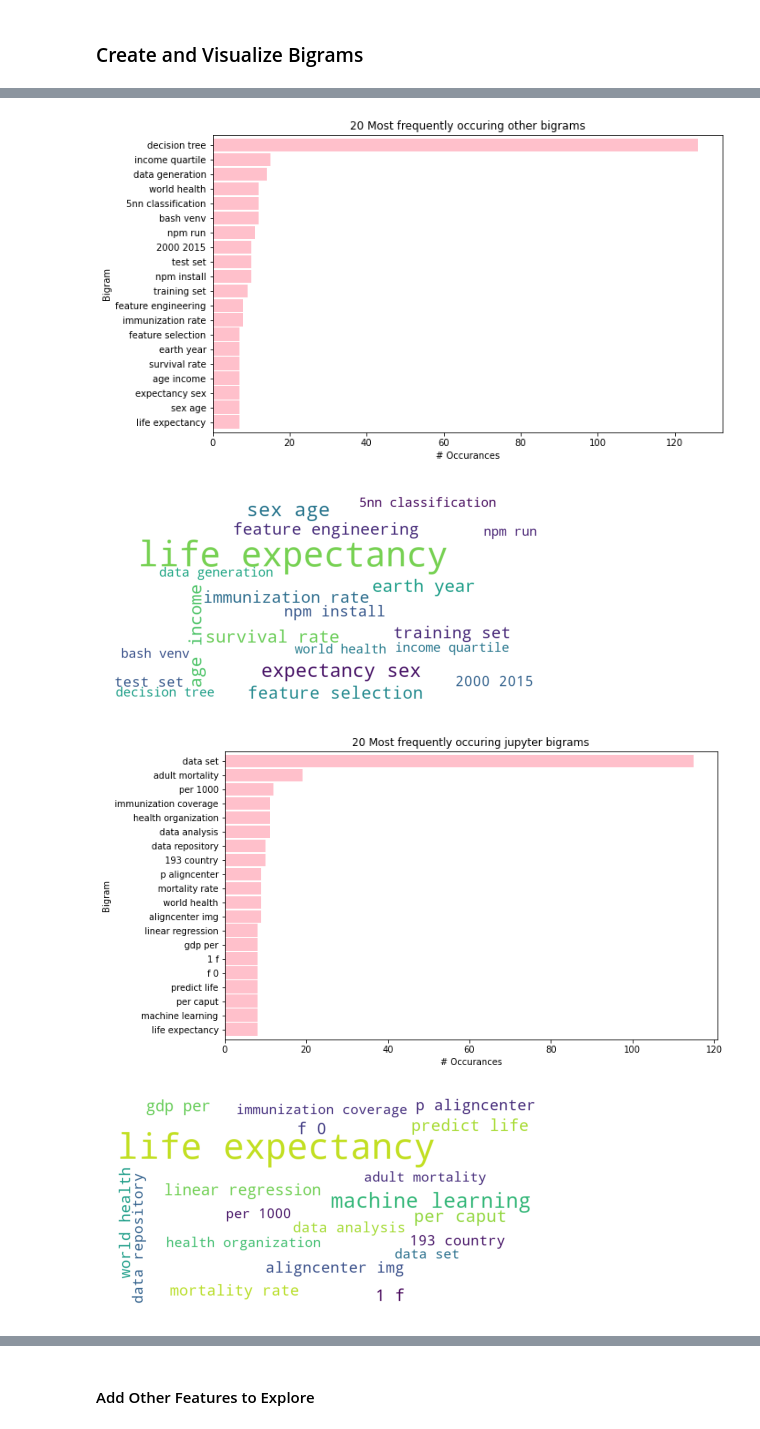
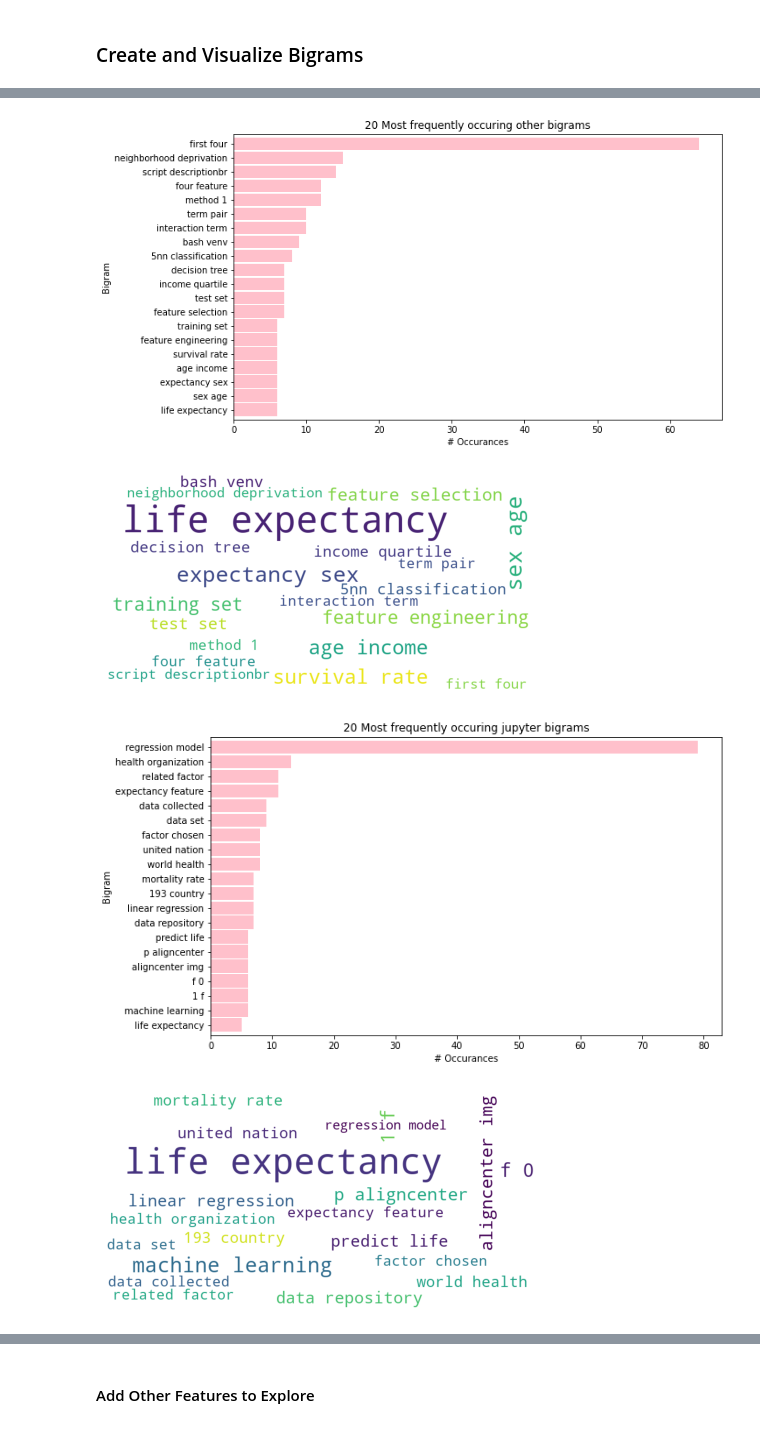
Before and after one commit to Two-Guys-and-a-Gal/NLP-Project, a Jupyter notebook: rivera_work.ipynb, the cells around one changed output, grey strips where cells are left out. Drawn from its saved outputs; the diff is of its cells as text; code cells hidden in the pictures.

Commit message:
Converted Jupyter Notebook to Python.

```diff
--- a/rivera_work.ipynb
+++ b/rivera_work.ipynb
@@ -81,0 +91,8 @@ Name: language, dtype: int64
+# %%
+def split_data(df):
+    train_validate, test = train_test_split(df, test_size=.2, random_state=123)
+    train, validate = train_test_split(train_validate, test_size=.3, random_state=123)
+    return train, validate, test
+# %%
+train, validate, test = split_data(df)
+train.shape, validate.shape, test.shape
@@ -114,11 +138,11 @@ def clean(text):
     return [wnl.lemmatize(word) for word in words if word not in stopwords]
 # %%
 ## Create lists of words for each language category
-other = clean(' '.join(df[df.language == 'other'].original))
-jupyter = clean(' '.join(df[df.language == 'Jupyter Notebook'].original))
-r = clean(' '.join(df[df.language == 'R'].original))
-html = clean(' '.join(df[df.language == 'HTML'].original))
-all_words = clean(' '.join(df.original))
+other = clean(' '.join(train[train.language == 'other'].original))
+python = clean(' '.join(train[train.language == 'Python'].original))
+r = clean(' '.join(train[train.language == 'R'].original))
+html = clean(' '.join(train[train.language == 'HTML'].original))
+all_words = clean(' '.join(train.original))
 # %%
 ## Transform lists into series
 other_freq = pd.Series(other).value_counts()
@@ -235,9 +259,9 @@ top_20_other_bigrams.head()
 dtype: int64
 # %%
-# Top 20 jupyter
-top_20_jupyter_bigrams = (pd.Series(nltk.ngrams(jupyter, 2))
+# Top 20 python
+top_20_python_bigrams = (pd.Series(nltk.ngrams(python, 2))
                       .value_counts()
                       .head(20))
 
-top_20_jupyter_bigrams.head()
+top_20_python_bigrams.head()
 # %% [output]
@@ -289,7 +313,7 @@ ticks, _ = plt.yticks()
 labels = top_20_other_bigrams.reset_index()['index'].apply(lambda t: t[0] + ' ' + t[1])
 _ = plt.yticks(ticks, labels)
 # %% [output]
-[figure, old version]
+[figure, new version]
 # %%
 ## Create a wordcloud
 data = {k[0] + ' ' + k[1]: v for k, v in top_20_other_bigrams.to_dict().items()}
@@ -299,11 +323,11 @@ plt.imshow(img)
 plt.axis('off')
 plt.show()
 # %% [output]
-[figure, old version]
+[figure, new version]
 # %%
-## Plot Top 20 jupyter
+## Plot Top 20 python
 
-top_20_jupyter_bigrams.sort_values().plot.barh(color='pink', width=.9, figsize=(10, 6))
+top_20_python_bigrams.sort_values().plot.barh(color='pink', width=.9, figsize=(10, 6))
 
 plt.title('20 Most frequently occuring jupyter bigrams')
 plt.ylabel('Bigram')
@@ -311,20 +335,20 @@ plt.xlabel('# Occurances')
 
 # make the labels pretty
 ticks, _ = plt.yticks()
-labels = top_20_jupyter_bigrams.reset_index()['index'].apply(lambda t: t[0] + ' ' + t[1])
+labels = top_20_python_bigrams.reset_index()['index'].apply(lambda t: t[0] + ' ' + t[1])
 _ = plt.yticks(ticks, labels)
 # %% [output]
-[figure, old version]
+[figure, new version]
 # %%
 ## Create a wordcloud
-data = {k[0] + ' ' + k[1]: v for k, v in top_20_jupyter_bigrams.to_dict().items()}
+data = {k[0] + ' ' + k[1]: v for k, v in top_20_python_bigrams.to_dict().items()}
 img = WordCloud(background_color='white', width=800, height=400).generate_from_frequencies(data)
 plt.figure(figsize=(8, 4))
 plt.imshow(img)
 plt.axis('off')
 plt.show()
 # %% [output]
-[figure, old version]
+[figure, new version]
 # %%
 ## Plot Top 20 r
 
```
Also changed, not shown: parts of 26 cells of this notebook, 1 other file.
